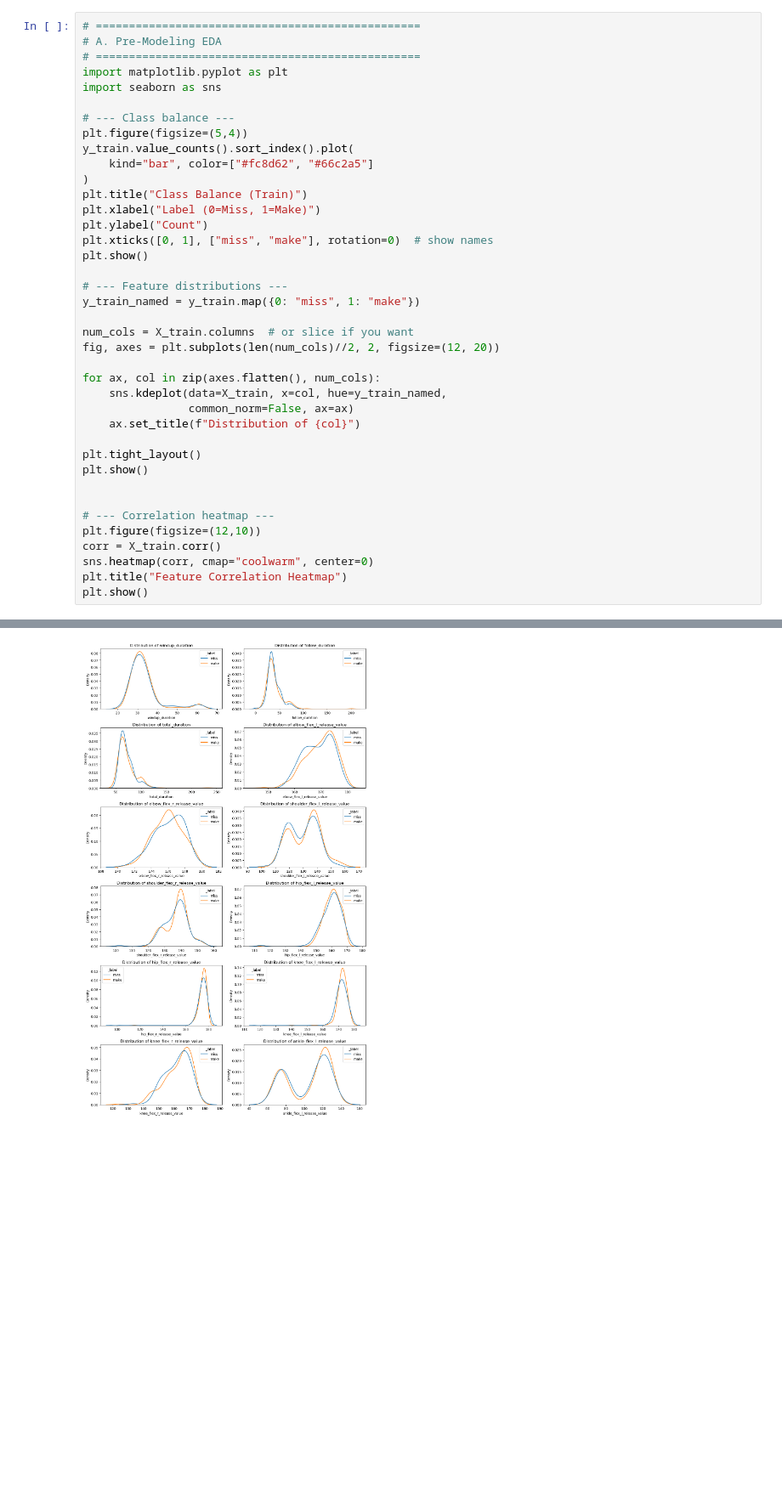
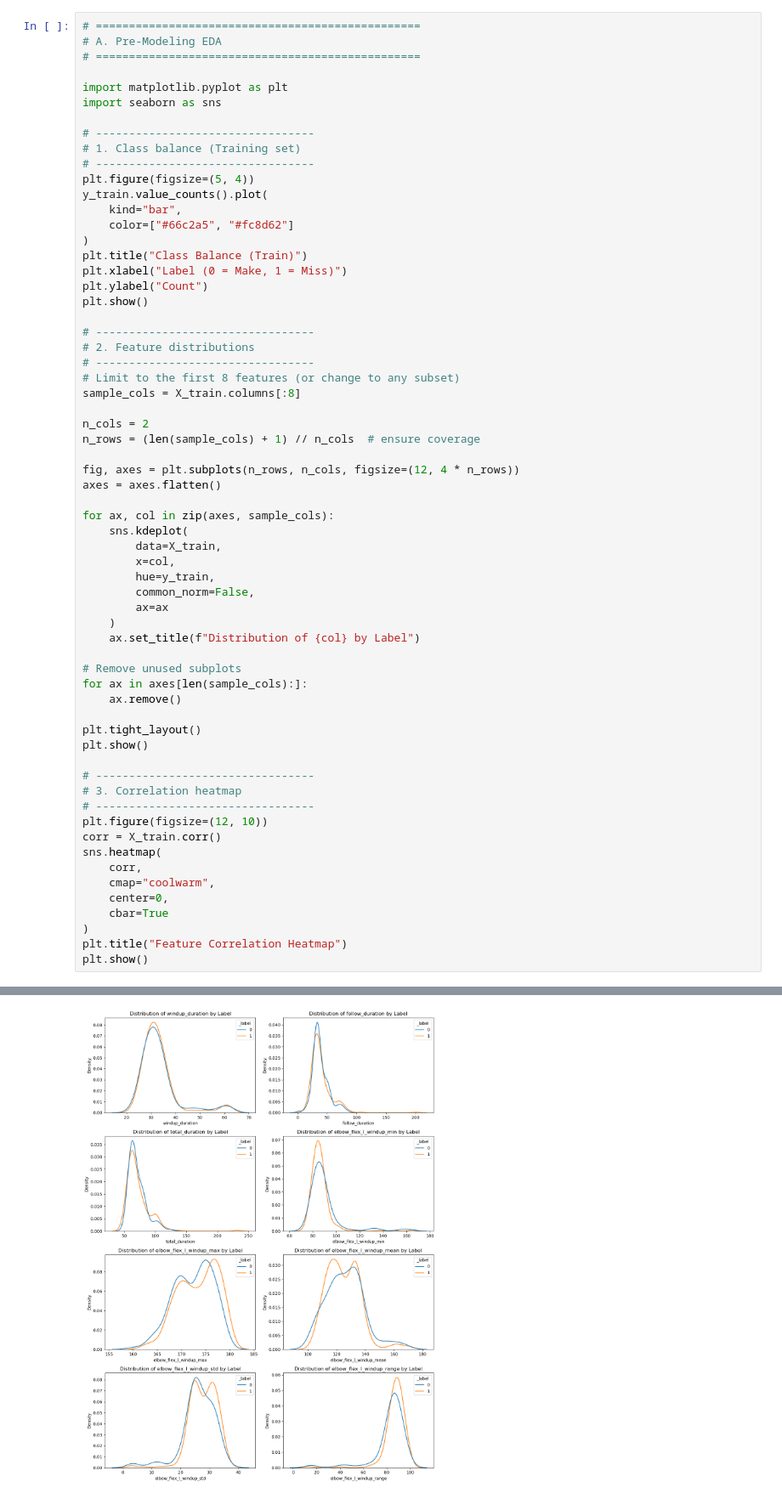
Before and after one commit to KWill55/personalized-sports-optimization, a Jupyter notebook: notebooks/ml_summary_stats_f1.ipynb, the cells around one changed output, grey strips where cells are left out. Shown at 85% size. Cells and saved outputs as stored; diff of their text form; blank space fills up the shorter version.

```diff
--- a/notebooks/ml_summary_stats_f1.ipynb
+++ b/notebooks/ml_summary_stats_f1.ipynb
@@ -245,39 +245,63 @@ Total         64    37    101
 # =================================================
 # A. Pre-Modeling EDA
 # =================================================
+
 import matplotlib.pyplot as plt
 import seaborn as sns
 
-# --- Class balance ---
-plt.figure(figsize=(5,4))
-y_train.value_counts().sort_index().plot(
-    kind="bar", color=["#fc8d62", "#66c2a5"]
+# ---------------------------------
+# 1. Class balance (Training set)
+# ---------------------------------
+plt.figure(figsize=(5, 4))
+y_train.value_counts().plot(
+    kind="bar",
+    color=["#66c2a5", "#fc8d62"]
 )
 plt.title("Class Balance (Train)")
-plt.xlabel("Label (0=Miss, 1=Make)")
+plt.xlabel("Label (0 = Make, 1 = Miss)")
 plt.ylabel("Count")
-plt.xticks([0, 1], ["miss", "make"], rotation=0)  # show names
 plt.show()
 
-# --- Feature distributions ---
-y_train_named = y_train.map({0: "miss", 1: "make"})
+# ---------------------------------
+# 2. Feature distributions
+# ---------------------------------
+# Limit to the first 8 features (or change to any subset)
+sample_cols = X_train.columns[:8]
 
-num_cols = X_train.columns  # or slice if you want
-fig, axes = plt.subplots(len(num_cols)//2, 2, figsize=(12, 20))
+n_cols = 2
+n_rows = (len(sample_cols) + 1) // n_cols  # ensure coverage
 
-for ax, col in zip(axes.flatten(), num_cols):
-    sns.kdeplot(data=X_train, x=col, hue=y_train_named,
-                common_norm=False, ax=ax)
-    ax.set_title(f"Distribution of {col}")
+fig, axes = plt.subplots(n_rows, n_cols, figsize=(12, 4 * n_rows))
+axes = axes.flatten()
+
+for ax, col in zip(axes, sample_cols):
+    sns.kdeplot(
+        data=X_train,
+        x=col,
+        hue=y_train,
+        common_norm=False,
+        ax=ax
+    )
+    ax.set_title(f"Distribution of {col} by Label")
+
+# Remove unused subplots
+for ax in axes[len(sample_cols):]:
+    ax.remove()
 
 plt.tight_layout()
 plt.show()
 
-
-# --- Correlation heatmap ---
-plt.figure(figsize=(12,10))
+# ---------------------------------
+# 3. Correlation heatmap
+# ---------------------------------
+plt.figure(figsize=(12, 10))
 corr = X_train.corr()
-sns.heatmap(corr, cmap="coolwarm", center=0)
+sns.heatmap(
+    corr,
+    cmap="coolwarm",
+    center=0,
+    cbar=True
+)
 plt.title("Feature Correlation Heatmap")
 plt.show()
 # %% [output]
@@ -285 +309 @@ plt.show()
-[figure, old version]
+[figure, new version]
```
Also changed, not shown: parts of 11 cells of this notebook, 11 other files.
